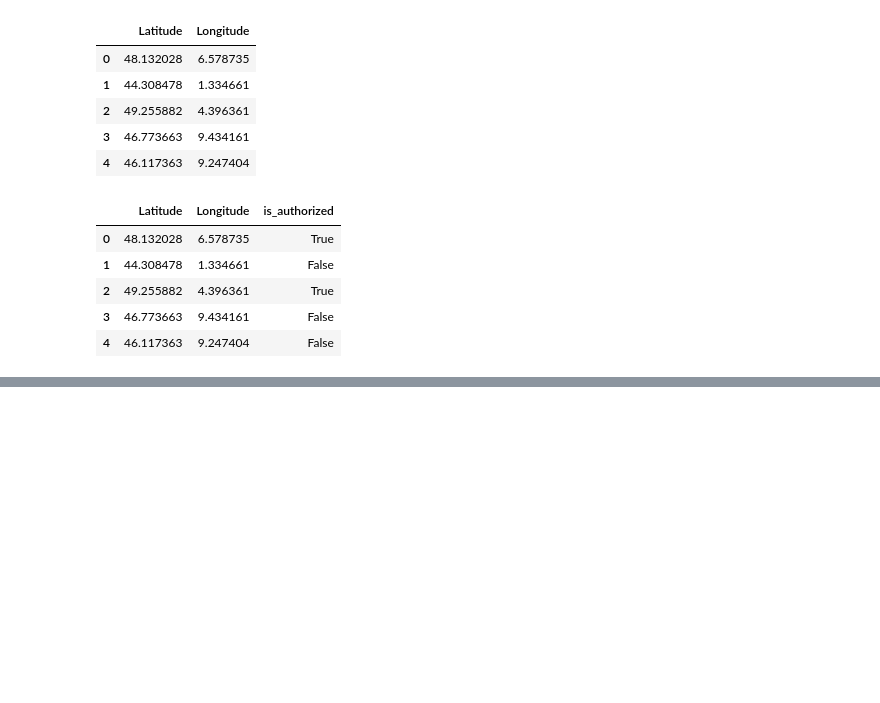
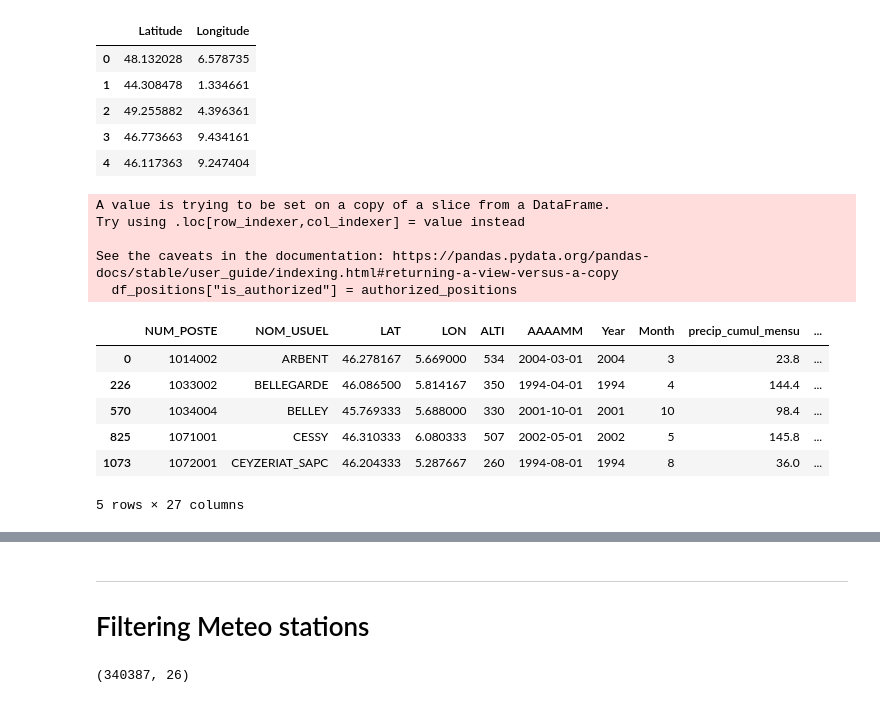
Before and after one commit to tristanGIANDO/jedha_final_project, a Jupyter notebook: jedha_final_project/data_collection/filter_data_clean.ipynb, the cells around one changed output, grey strips where cells are left out. Drawn from its saved outputs; the diff is of its cells as text; code cells hidden in the pictures; blank space fills up the shorter version.

Commit message:
make better filters wip

```diff
--- a/jedha_final_project/data_collection/filter_data_clean.ipynb
+++ b/jedha_final_project/data_collection/filter_data_clean.ipynb
@@ -57,40 +57,46 @@ def haversine(lat1: float, lon1: float, lat2: float, lon2: float) -> float:
     c = 2 * np.arcsin(np.sqrt(a))
 
     return c * R
 
 
 def check_authorization(df_zones: pd.DataFrame, df_positions: pd.DataFrame):
     authorized_positions = []
 
     for _, pos in df_positions.iterrows():
-        pos_lat, pos_lon = pos["Latitude"], pos["Longitude"]
+        pos_lat, pos_lon = pos["LAT"], pos["LON"]
         is_authorized = False
 
         for _, zone in df_zones.iterrows():
             zone_lat, zone_lon, zone_radius = zone["Latitude"], zone["Longitude"], zone['Radius']
             distance = haversine(pos_lat, pos_lon, zone_lat, zone_lon)
 
             if distance <= zone_radius:
                 is_authorized = True
                 break
 
         authorized_positions.append(is_authorized)
 
     df_positions["is_authorized"] = authorized_positions
     return df_positions
 
 
 df_zones["Radius"] = MAX_DIST
 df_positions_filtered = check_authorization(df_zones, df_positions)
 
 df_positions_filtered.head()
 # %% [output]
+A value is trying to be set on a copy of a slice from a DataFrame.
+Try using .loc[row_indexer,col_indexer] = value instead
+
+See the caveats in the documentation: https://pandas.pydata.org/pandas-docs/stable/user_guide/indexing.html#returning-a-view-versus-a-copy
+  df_positions["is_authorized"] = authorized_positions
-|  | Latitude | Longitude | is_authorized |
-| 0 | 48.132028 | 6.578735 | True |
-| 1 | 44.308478 | 1.334661 | False |
-| 2 | 49.255882 | 4.396361 | True |
-| 3 | 46.773663 | 9.434161 | False |
-| 4 | 46.117363 | 9.247404 | False |
+|  | NUM_POSTE | NOM_USUEL | LAT | LON | ALTI | AAAAMM | Year | Month | precip_cumul_mensu | ... |
+| 0 | 1014002 | ARBENT | 46.278167 | 5.669000 | 534 | 2004-03-01 | 2004 | 3 | 23.8 | ... |
+| 226 | 1033002 | BELLEGARDE | 46.086500 | 5.814167 | 350 | 1994-04-01 | 1994 | 4 | 144.4 | ... |
+| 570 | 1034004 | BELLEY | 45.769333 | 5.688000 | 330 | 2001-10-01 | 2001 | 10 | 98.4 | ... |
+| 825 | 1071001 | CESSY | 46.310333 | 6.080333 | 507 | 2002-05-01 | 2002 | 5 | 145.8 | ... |
+| 1073 | 1072001 | CEYZERIAT_SAPC | 46.204333 | 5.287667 | 260 | 1994-08-01 | 1994 | 8 | 36.0 | ... |
+5 rows × 27 columns
 # %%
 df_positions["is_authorized"] = df_positions["is_authorized"].astype(str)
 
@@ -118,3 +124,7 @@ fig.update_layout(mapbox_style="open-street-map")
 fig.show()
 # %% [markdown]
 ![](https://raw.githubusercontent.com/tristanGIANDO/jedha_final_project/develop/jedha_final_project/src/filter_haversine.png)
+# %% [markdown]
+---
+
+# Filtering Meteo stations
@@ -120,0 +133,4 @@ fig.show()
+# %%
+df.shape
+# %% [output]
+(340387, 26)
```
Also changed, not shown: parts of 7 cells of this notebook, 14 other files.
